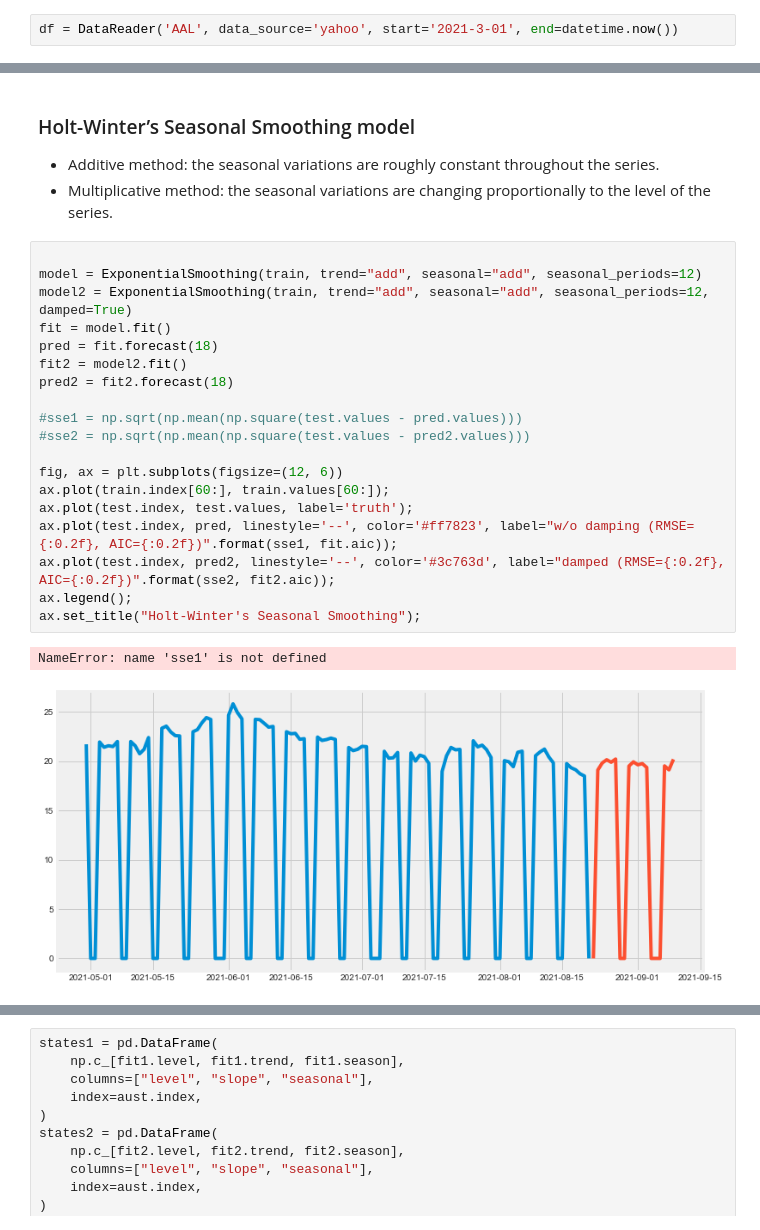
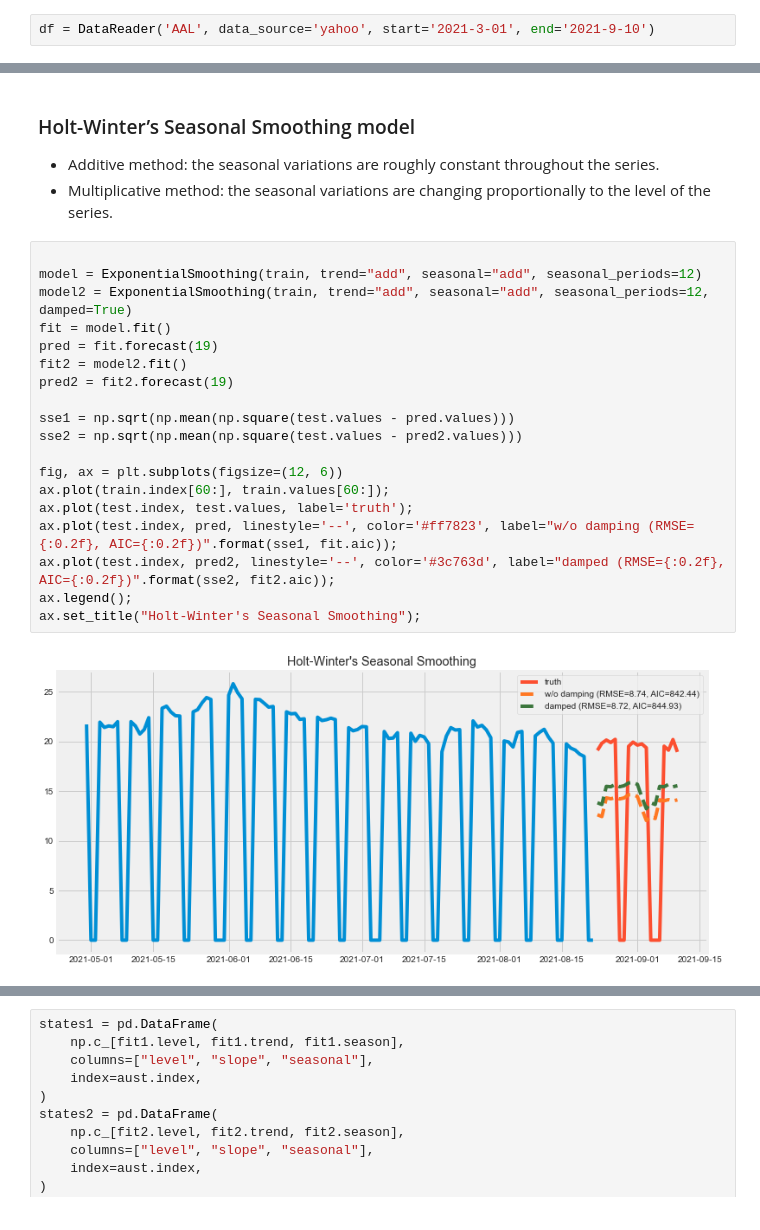
Before and after one commit to miazfryer/airlines_stocks, a Jupyter notebook: 03_Expoential_model.ipynb, the cells around one changed output, grey strips where cells are left out. Drawn from its saved outputs; the diff is of its cells as text.

```diff
--- a/03_Expoential_model.ipynb
+++ b/03_Expoential_model.ipynb
@@ -47,7 +47,7 @@ from statsmodels.tsa.holtwinters import SimpleExpSmoothing, Holt, ExponentialSmo
 from math import sqrt
 from sklearn.metrics import mean_squared_error
 # %%
-df = DataReader('AAL', data_source='yahoo', start='2021-3-01', end=datetime.now())
+df = DataReader('AAL', data_source='yahoo', start='2021-3-01', end='2021-9-10')
 # %%
 df = df.resample("D").sum()
 # %%
@@ -306,25 +303,24 @@ comparing forecasting performance of non-seasonal methods.
 # %%
 
 model = ExponentialSmoothing(train, trend="add", seasonal="add", seasonal_periods=12)
 model2 = ExponentialSmoothing(train, trend="add", seasonal="add", seasonal_periods=12, damped=True)
 fit = model.fit()
-pred = fit.forecast(18)
+pred = fit.forecast(19)
 fit2 = model2.fit()
-pred2 = fit2.forecast(18)
+pred2 = fit2.forecast(19)
 
-#sse1 = np.sqrt(np.mean(np.square(test.values - pred.values)))
-#sse2 = np.sqrt(np.mean(np.square(test.values - pred2.values)))
+sse1 = np.sqrt(np.mean(np.square(test.values - pred.values)))
+sse2 = np.sqrt(np.mean(np.square(test.values - pred2.values)))
 
 fig, ax = plt.subplots(figsize=(12, 6))
 ax.plot(train.index[60:], train.values[60:]);
 ax.plot(test.index, test.values, label='truth');
 ax.plot(test.index, pred, linestyle='--', color='#ff7823', label="w/o damping (RMSE={:0.2f}, AIC={:0.2f})".format(sse1, fit.aic));
 ax.plot(test.index, pred2, linestyle='--', color='#3c763d', label="damped (RMSE={:0.2f}, AIC={:0.2f})".format(sse2, fit2.aic));
 ax.legend();
 ax.set_title("Holt-Winter's Seasonal Smoothing");
 # %% [output]
-NameError: name 'sse1' is not defined
-[figure, old version]
+[figure, new version]
 # %%
 fit1 = ExponentialSmoothing(
     train,
```
Also changed, not shown: parts of 21 cells of this notebook, 5 other files.
